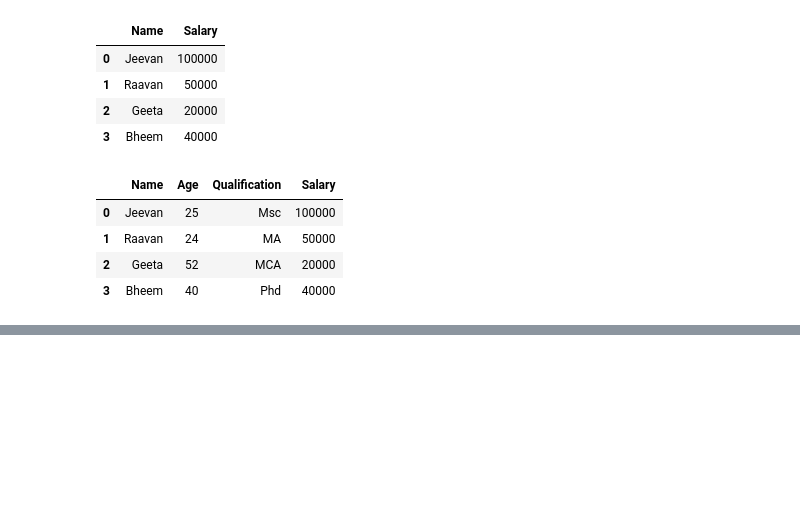
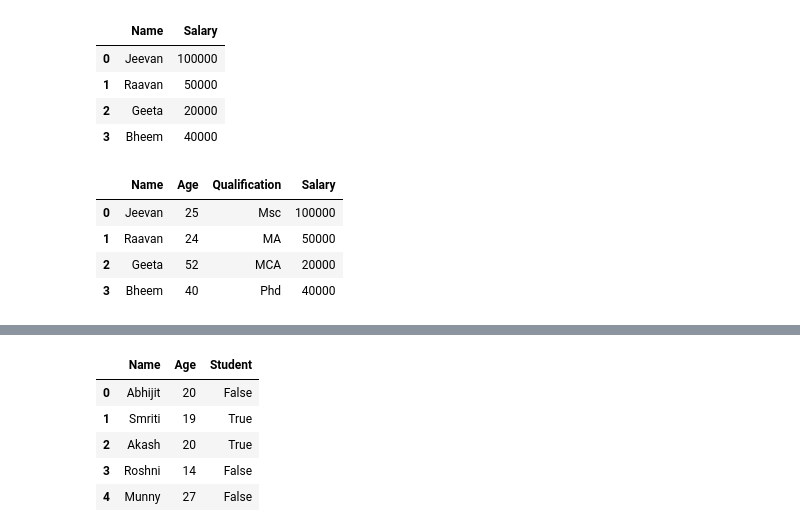
Before and after one commit to Sreemayidontha/Python-daily-codes, a Jupyter notebook: Python_daily.ipynb, the cells around one changed output, grey strips where cells are left out. Saved outputs shown, nothing was run; the diff lists cells and outputs as text; code cells hidden in the pictures; blank space fills up the shorter version.

```diff
--- a/Python_daily.ipynb
+++ b/Python_daily.ipynb
@@ -2752,0 +2790,11 @@ pd.merge(df1,df2, on='Name')
+# %%
+student_register.loc[len(student_register)]=['Munny',27,False] #addling new row
+# %%
+student_register
+# %% [output]
+|  | Name | Age | Student |
+| 0 | Abhijit | 20 | False |
+| 1 | Smriti | 19 | True |
+| 2 | Akash | 20 | True |
+| 3 | Roshni | 14 | False |
+| 4 | Munny | 27 | False |
```
Also changed, not shown: parts of 10 cells of this notebook.
